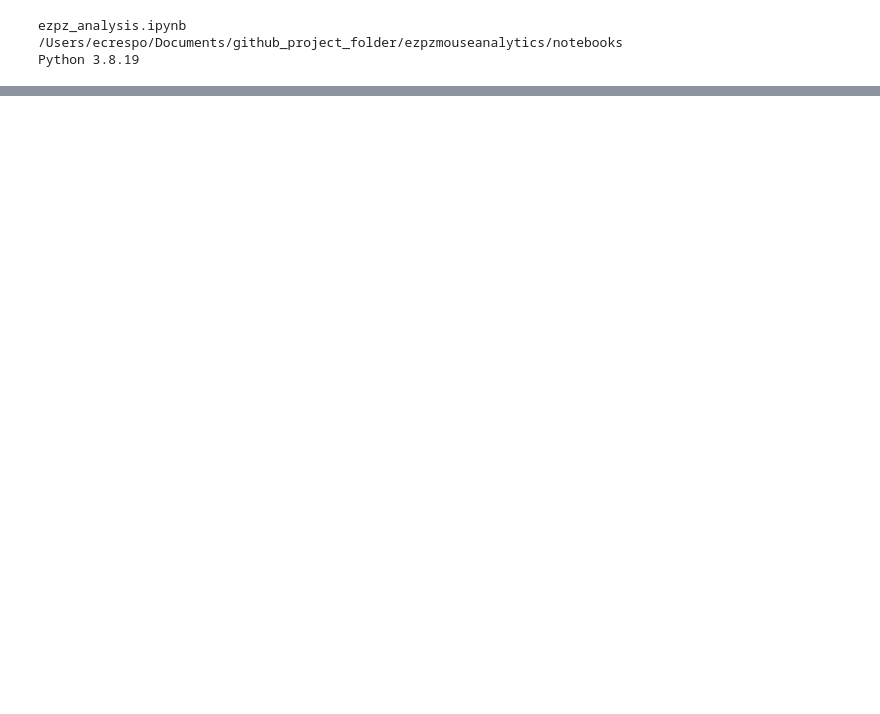
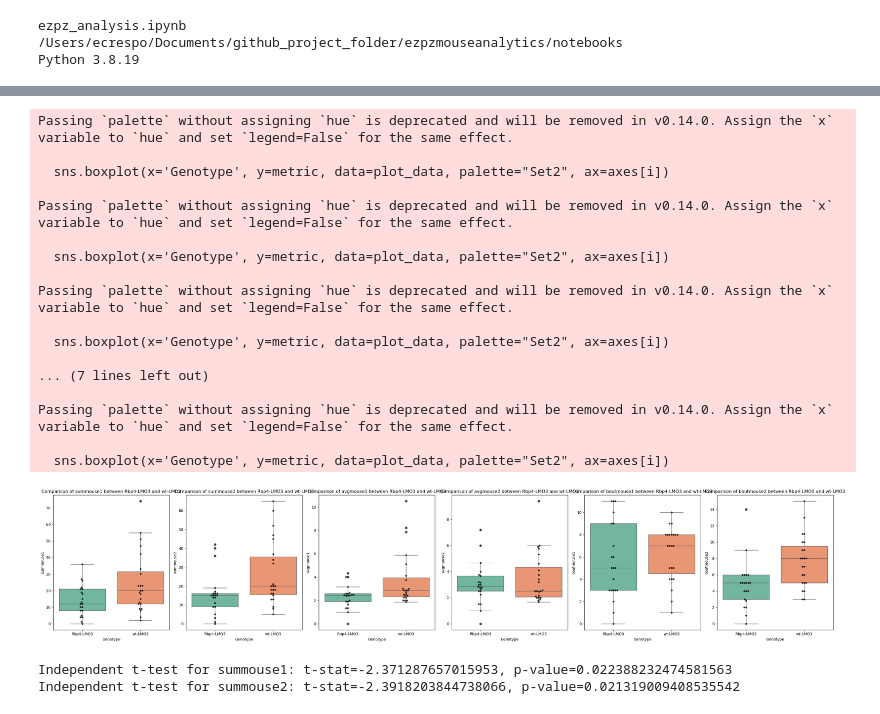
Before and after one commit to ecresp1el/ezpzmouseanalytics, a Jupyter notebook: notebooks/ezpz_analysis.ipynb, the cells around one changed output, grey strips where cells are left out. Drawn from its saved outputs; the diff is of its cells as text; code cells hidden in the pictures; blank space fills up the shorter version.

```diff
--- a/notebooks/ezpz_analysis.ipynb
+++ b/notebooks/ezpz_analysis.ipynb
@@ -126,0 +373,28 @@ Index([1, 2, 3], dtype='uint8')
+# %%
+analysis.plot_multiple_comparisons(['summouse1', 'summouse2', 'avgmouse1', 'avgmouse2', 'boutmouse1', 'boutmouse2'])
+# %% [output]
+Passing `palette` without assigning `hue` is deprecated and will be removed in v0.14.0. Assign the `x` variable to `hue` and set `legend=False` for the same effect.
+
+  sns.boxplot(x='Genotype', y=metric, data=plot_data, palette="Set2", ax=axes[i])
+
+Passing `palette` without assigning `hue` is deprecated and will be removed in v0.14.0. Assign the `x` variable to `hue` and set `legend=False` for the same effect.
+
+  sns.boxplot(x='Genotype', y=metric, data=plot_data, palette="Set2", ax=axes[i])
+
+Passing `palette` without assigning `hue` is deprecated and will be removed in v0.14.0. Assign the `x` variable to `hue` and set `legend=False` for the same effect.
+
+  sns.boxplot(x='Genotype', y=metric, data=plot_data, palette="Set2", ax=axes[i])
+
+... (7 lines left out)
+
+Passing `palette` without assigning `hue` is deprecated and will be removed in v0.14.0. Assign the `x` variable to `hue` and set `legend=False` for the same effect.
+
+  sns.boxplot(x='Genotype', y=metric, data=plot_data, palette="Set2", ax=axes[i])
+[figure, added]
+# %%
+for dv in ['summouse1', 'summouse2']:
+    t_stat, p_value = stats.ttest_ind(analysis.data_genotype1[dv], analysis.data_genotype2[dv])
+    print(f"Independent t-test for {dv}: t-stat={t_stat}, p-value={p_value}")
+# %% [output]
+Independent t-test for summouse1: t-stat=-2.371287657015953, p-value=0.022388232474581563
+Independent t-test for summouse2: t-stat=-2.3918203844738066, p-value=0.021319009408535542
```
Also changed, not shown: parts of 16 cells of this notebook, 4 other files.
